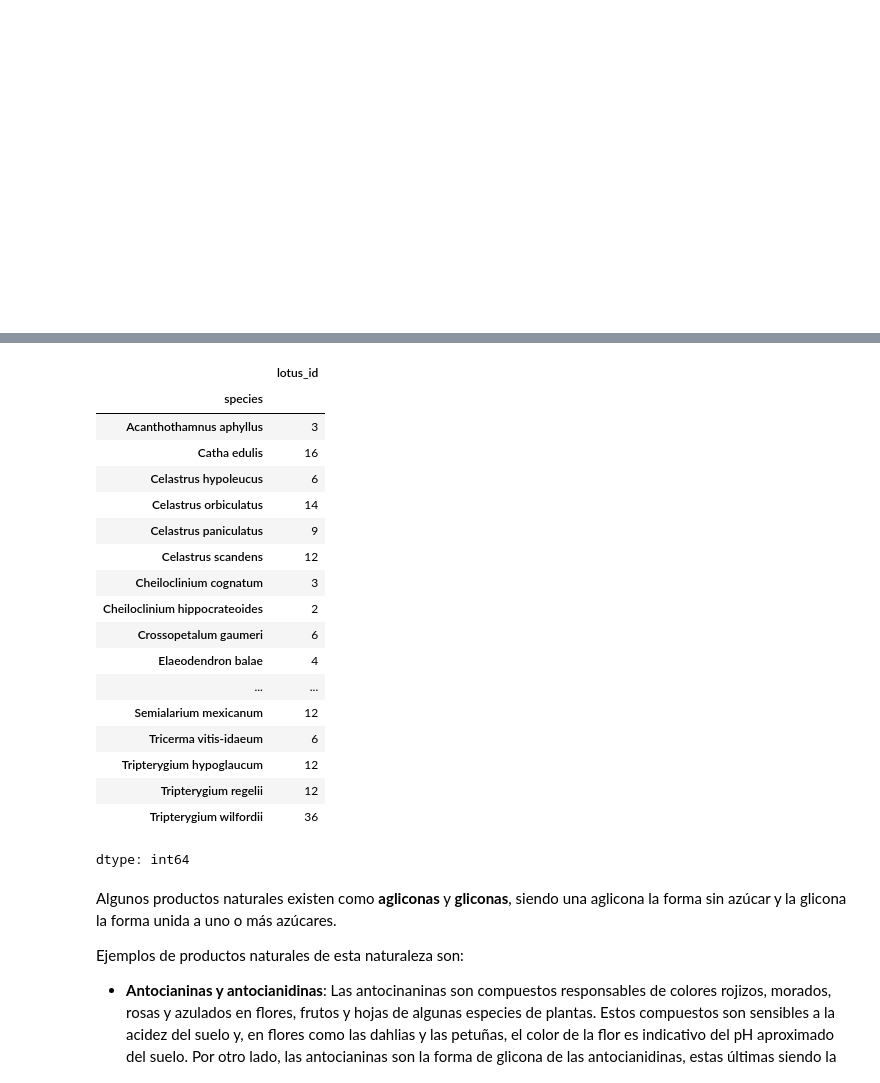
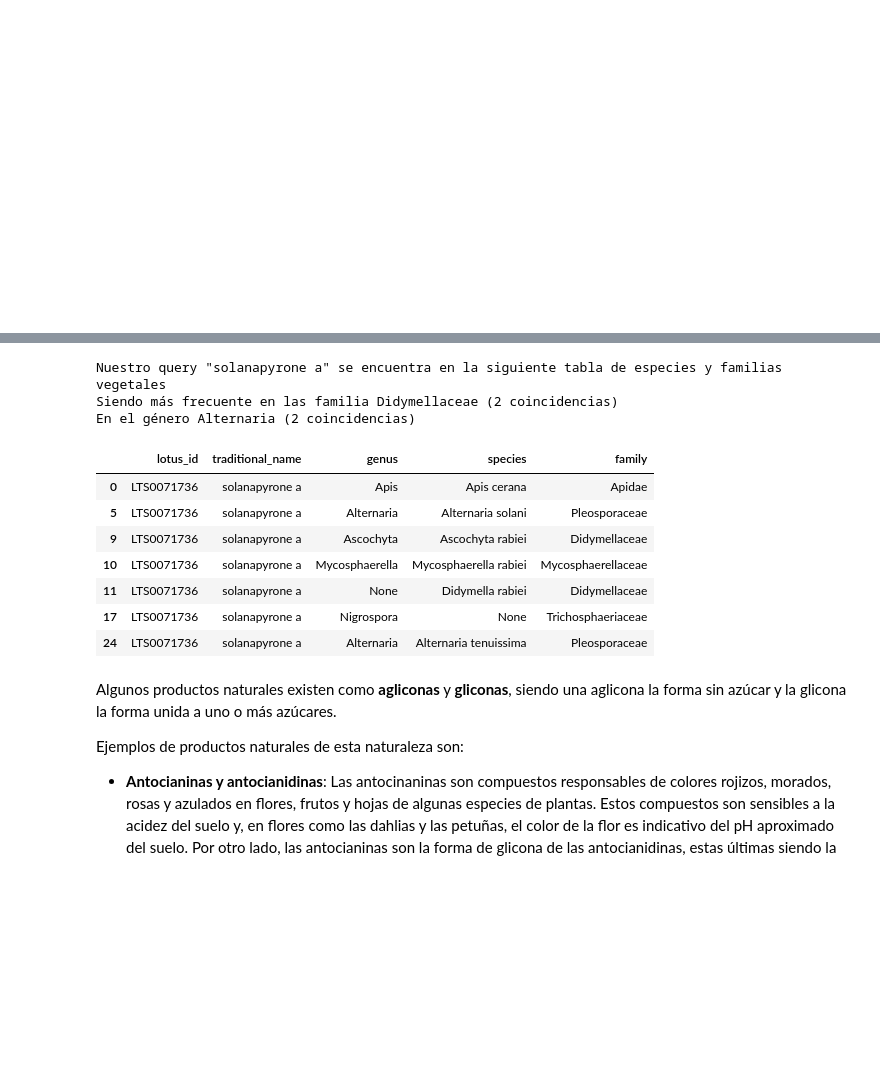
Before and after one commit to FlorMariaBriceno/TecnolochicasPRO_Project, a Jupyter notebook: Proyecto_Tecnolochicas.ipynb, the cells around one changed output, grey strips where cells are left out. Cells and saved outputs as stored; diff of their text form; code cells hidden in the pictures; blank space fills up the shorter version.

```diff
--- a/Proyecto_Tecnolochicas.ipynb
+++ b/Proyecto_Tecnolochicas.ipynb
@@ -89,16 +128,23 @@ view.zoomTo()
 '''
 Organizamos los datos en un dataframe de Pandas
 
+LOTUS como base de datos tiene un tamaño de 276,521 productos naturales registrados,
+creciendo conforme los científicos van reportando estructuras novedosas.
+
 Nota: En química, es usual encontrar compuestos con el mismo peso molecular pero
 con estructura diferente. Inicialmente, añadí un drop_duplicates para eliminar entradas
-con el mismo peso, pero vi que habían demasiados isómeros en algunos queries.
+con el mismo peso molecular, pero vi que habían demasiados isómeros en algunos queries.
 
 '''
 df=pd.json_normalize(data['naturalProducts'])
+print("¿Cuántas filas y columnas tiene el archivo antes de la limpieza?","\n",df.shape[0],"filas y", df.shape[1],"columnas\n")
+
+# Limpieza de los datos
 df=df.dropna(axis=1,how='all')
 df.drop(list(df.filter(regex="fragment*")),axis=1,inplace=True)
-df=df.filter(['id','lotus_id','traditional_name','molecular_weight','contains_sugar','smiles'])
-# Vamos a imprimir varias características de nuestra tabla
-print("¿Cuántas filas y columnas tiene el archivo?","\n",df.shape[0],"columnas y", df.shape[1],"filas\n")
+df=df.filter(['id','lotus_id','traditional_name','iupac_name','molecular_weight','total_atom_number','contains_sugar','smiles',])
+
+# Resumen final
+print("¿Cuántas filas y columnas tiene el archivo tras de la limpieza?","\n",df.shape[0],"filas y", df.shape[1],"columnas\n")
 print("Esta es la tabla tras la limpieza:")
 display(df)
@@ -105,40 +166,49 @@ display(df)
 # %%
+'''
+LOTUS también tiene datos referentes a la clasificación biológica de los compuestos, pero cuando
+se añadían al DataFrame original, aparecían como 'taxonomyReferenceObjects$x$x$'....' anidados dentro del
+data frame principal y encontré que tenía que iterar adentro de ese diccionario y convertirlo con
+numpy porque pandas no tiene una herramienta para tablas anidadas como json_normalize, y la API REST
+no tiene una opción que solo responda con la taxonomía.
+
+En esta celda, lo que se hace es crear una tabla solo de la taxonomía del compuesto a partir del
+data frame original para encontrar las especies y la familia a la que pertenecen según el 'lotus_id'
+de los resultados de nuestro query, para luego hacer un join y así ir quitando duplicados y generar
+una nueva tabla resultado.
+'''
+
 tax=pd.json_normalize(data,record_path=['naturalProducts'],max_level=2)
 rows = []
 for np_ in data['naturalProducts']:
     for ref, dbs in np_['taxonomyReferenceObjects'].items():
         for db, organisms in dbs.items():
             for org in organisms:
                 rows.append({'lotus_id': np_['lotus_id'],
                              'reference': ref.replace('$x$x$', '.'),
                              'taxonomy_db': db,
                              **org})
 
 taxonomy = pd.DataFrame(rows)
-result=pd.merge(df,taxonomy,on='lotus_id',how='inner')
-result=result.dropna(how='all')
-result=result.groupby('species').count()
-result['lotus_id']
+
+result=pd.merge(df,taxonomy,on='lotus_id',how='left')
+result=result.dropna(how='all') # Si pongo any, me borra todo
+result=result.filter(items=['lotus_id','traditional_name','genus','species','family']).drop_duplicates('species')
+print(f'Nuestro query \"{df['traditional_name'].at[0]}\" se encuentra en la siguiente tabla de especies y familias vegetales')
+print(f"Siendo más frecuente en las familia {result['family'].mode().at[0]} ({result.groupby('family').count().max().iloc[0]} coincidencias)")
+print(f"En el género {result['genus'].mode().at[0]} ({result.groupby('genus').count().max().iloc[0]} coincidencias)")
+result
 # %% [output]
+Nuestro query "solanapyrone a" se encuentra en la siguiente tabla de especies y familias vegetales
+Siendo más frecuente en las familia Didymellaceae (2 coincidencias)
+En el género Alternaria (2 coincidencias)
-|  | lotus_id |
-| species |  |
-| Acanthothamnus aphyllus | 3 |
-| Catha edulis | 16 |
-| Celastrus hypoleucus | 6 |
-| Celastrus orbiculatus | 14 |
-| Celastrus paniculatus | 9 |
-| Celastrus scandens | 12 |
-| Cheiloclinium cognatum | 3 |
-| Cheiloclinium hippocrateoides | 2 |
-| Crossopetalum gaumeri | 6 |
-| Elaeodendron balae | 4 |
-| ... | ... |
-| Semialarium mexicanum | 12 |
-| Tricerma vitis-idaeum | 6 |
-| Tripterygium hypoglaucum | 12 |
-| Tripterygium regelii | 12 |
-| Tripterygium wilfordii | 36 |
+|  | lotus_id | traditional_name | genus | species | family |
+| 0 | LTS0071736 | solanapyrone a | Apis | Apis cerana | Apidae |
+| 5 | LTS0071736 | solanapyrone a | Alternaria | Alternaria solani | Pleosporaceae |
+| 9 | LTS0071736 | solanapyrone a | Ascochyta | Ascochyta rabiei | Didymellaceae |
+| 10 | LTS0071736 | solanapyrone a | Mycosphaerella | Mycosphaerella rabiei | Mycosphaerellaceae |
+| 11 | LTS0071736 | solanapyrone a | None | Didymella rabiei | Didymellaceae |
+| 17 | LTS0071736 | solanapyrone a | Nigrospora | None | Trichosphaeriaceae |
+| 24 | LTS0071736 | solanapyrone a | Alternaria | Alternaria tenuissima | Pleosporaceae |
-dtype: int64
 # %% [markdown]
 Algunos productos naturales existen como **agliconas** y **gliconas**, siendo una aglicona la forma sin azúcar y la glicona la forma unida a uno o más azúcares.
 
```
Also changed, not shown: parts of 8 cells of this notebook.
